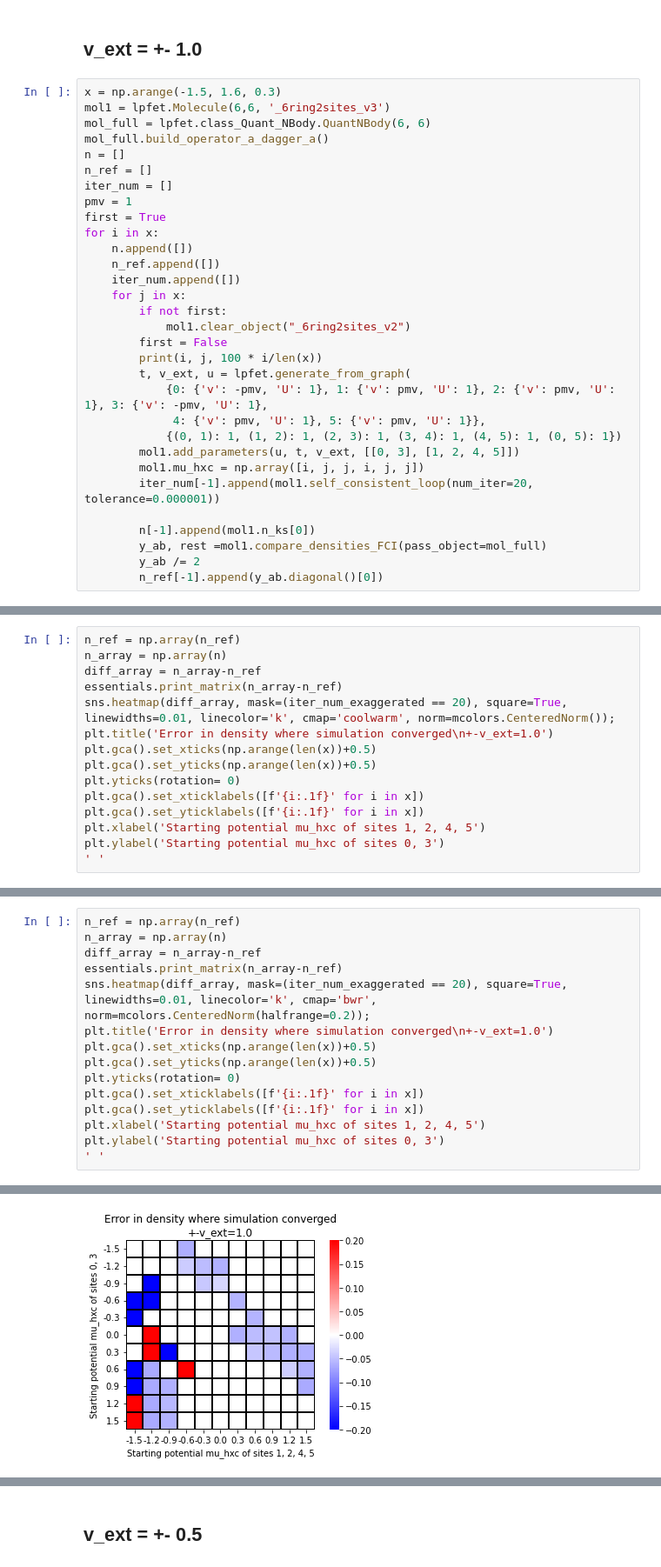
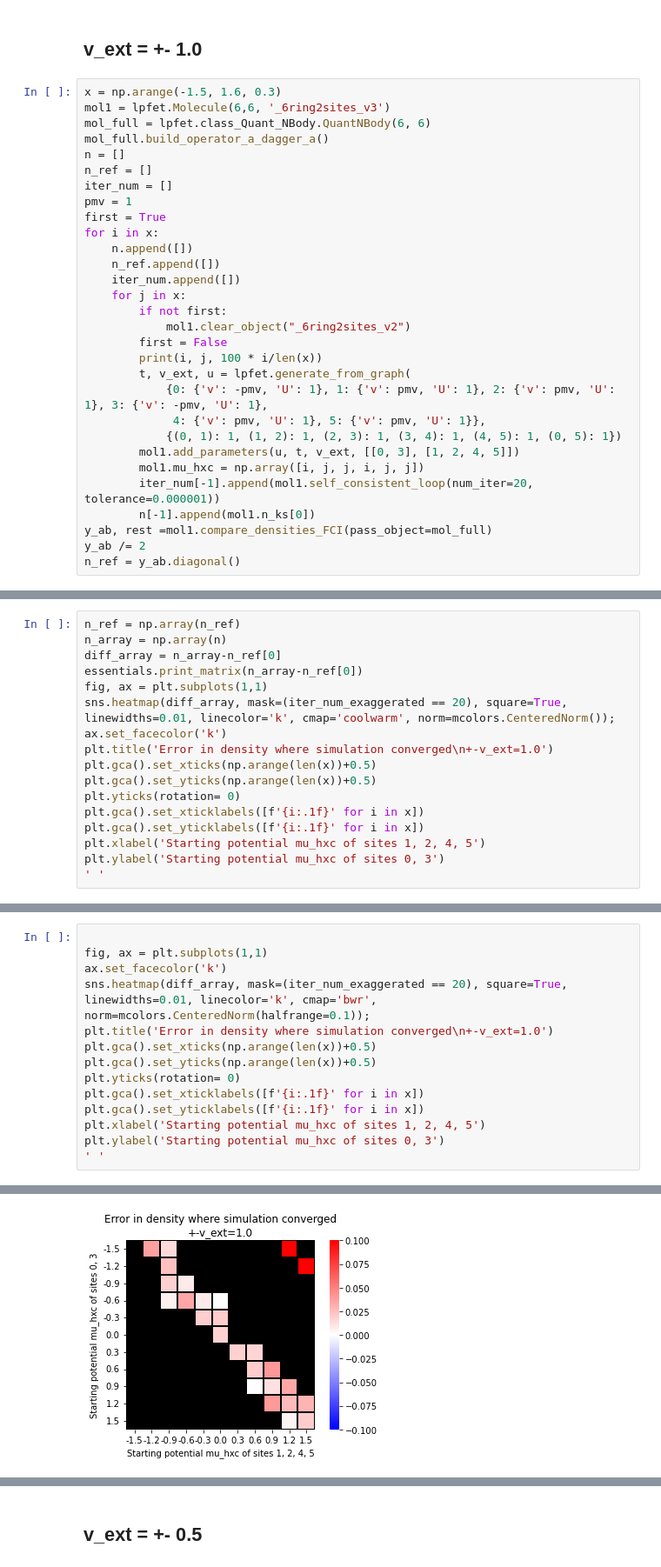
Before and after one commit to mrgulin/Single_shot, a Jupyter notebook: LPFET/6ring2.ipynb, the cells around one changed output, grey strips where cells are left out. Shown: that part at 87% size. Drawn from its saved outputs; the diff is of its cells as text.

Commit message:
Big update. Also managed to find a bug in the code (didn't change indices in t and v_ext matrix)

```diff
--- a/LPFET/6ring2.ipynb
+++ b/LPFET/6ring2.ipynb
@@ -226,11 +229,10 @@ for i in x:
         mol1.add_parameters(u, t, v_ext, [[0, 3], [1, 2, 4, 5]])
         mol1.mu_hxc = np.array([i, j, j, i, j, j])
         iter_num[-1].append(mol1.self_consistent_loop(num_iter=20, tolerance=0.000001))
-
         n[-1].append(mol1.n_ks[0])
-        y_ab, rest =mol1.compare_densities_FCI(pass_object=mol_full)
-        y_ab /= 2
-        n_ref[-1].append(y_ab.diagonal()[0])
+y_ab, rest =mol1.compare_densities_FCI(pass_object=mol_full)
+y_ab /= 2
+n_ref = y_ab.diagonal()
 # %% [output]
          ===========================================
          ====  The matrix form of a^a is built  ====
@@ -285,9 +289,11 @@ array([[20, 20, 20,  3, 20, 20, 20, 20, 20, 20, 20],
 # %%
 n_ref = np.array(n_ref)
 n_array = np.array(n)
-diff_array = n_array-n_ref
-essentials.print_matrix(n_array-n_ref)
+diff_array = n_array-n_ref[0]
+essentials.print_matrix(n_array-n_ref[0])
+fig, ax = plt.subplots(1,1)
 sns.heatmap(diff_array, mask=(iter_num_exaggerated == 20), square=True, linewidths=0.01, linecolor='k', cmap='coolwarm', norm=mcolors.CenteredNorm());
+ax.set_facecolor('k')
 plt.title('Error in density where simulation converged\n+-v_ext=1.0')
 plt.gca().set_xticks(np.arange(len(x))+0.5)
 plt.gca().set_yticks(np.arange(len(x))+0.5)
@@ -314,9 +320,8 @@ plt.ylabel('Starting potential mu_hxc of sites 0, 3')
 # %%
-n_ref = np.array(n_ref)
-n_array = np.array(n)
-diff_array = n_array-n_ref
-essentials.print_matrix(n_array-n_ref)
-sns.heatmap(diff_array, mask=(iter_num_exaggerated == 20), square=True, linewidths=0.01, linecolor='k', cmap='bwr', norm=mcolors.CenteredNorm(halfrange=0.2));
+
+fig, ax = plt.subplots(1,1)
+ax.set_facecolor('k')
+sns.heatmap(diff_array, mask=(iter_num_exaggerated == 20), square=True, linewidths=0.01, linecolor='k', cmap='bwr', norm=mcolors.CenteredNorm(halfrange=0.1));
 plt.title('Error in density where simulation converged\n+-v_ext=1.0')
 plt.gca().set_xticks(np.arange(len(x))+0.5)
 plt.gca().set_yticks(np.arange(len(x))+0.5)
@@ -342 +336 @@ plt.ylabel('Starting potential mu_hxc of sites 0, 3')
-[figure, old version]
+[figure, new version]
```
Also changed, not shown: parts of 14 cells of this notebook, 11 other files.
